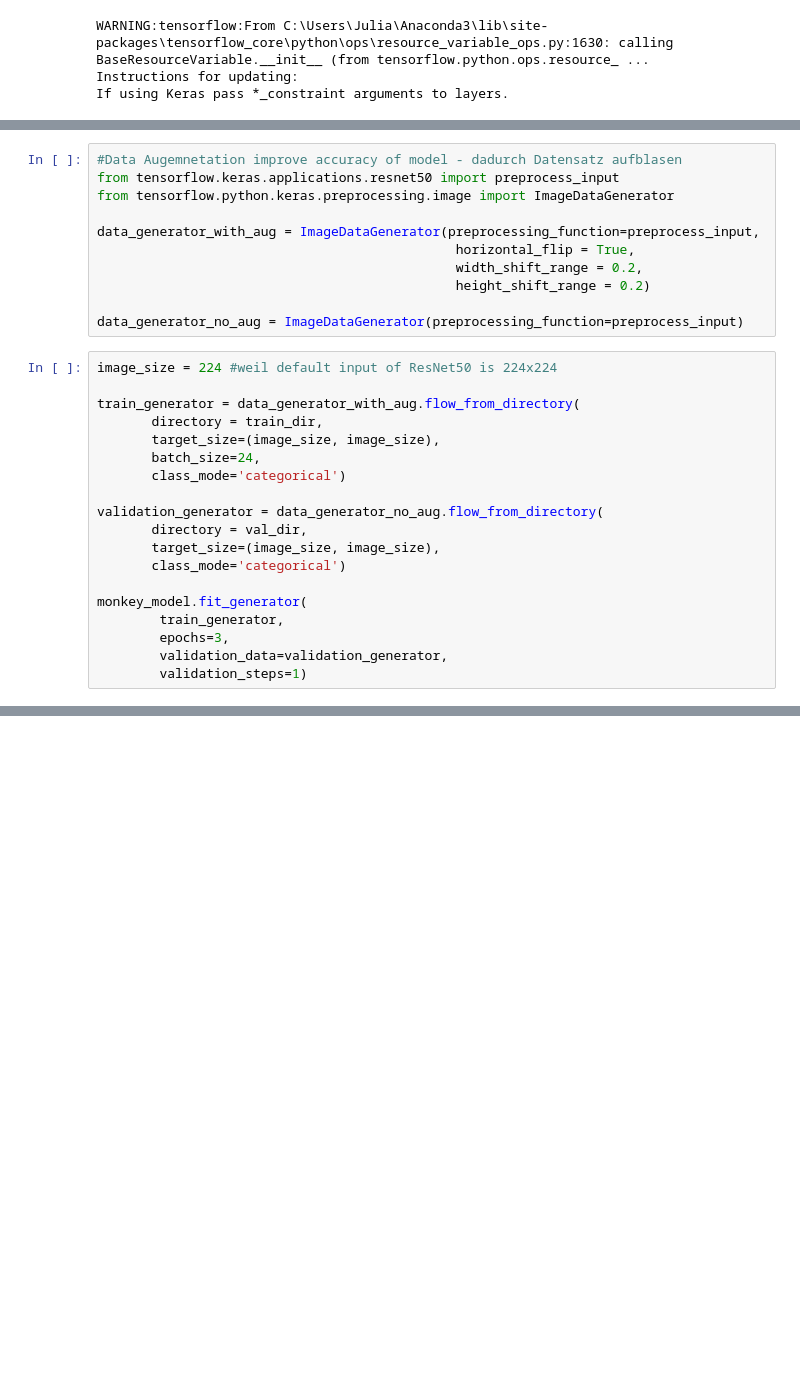
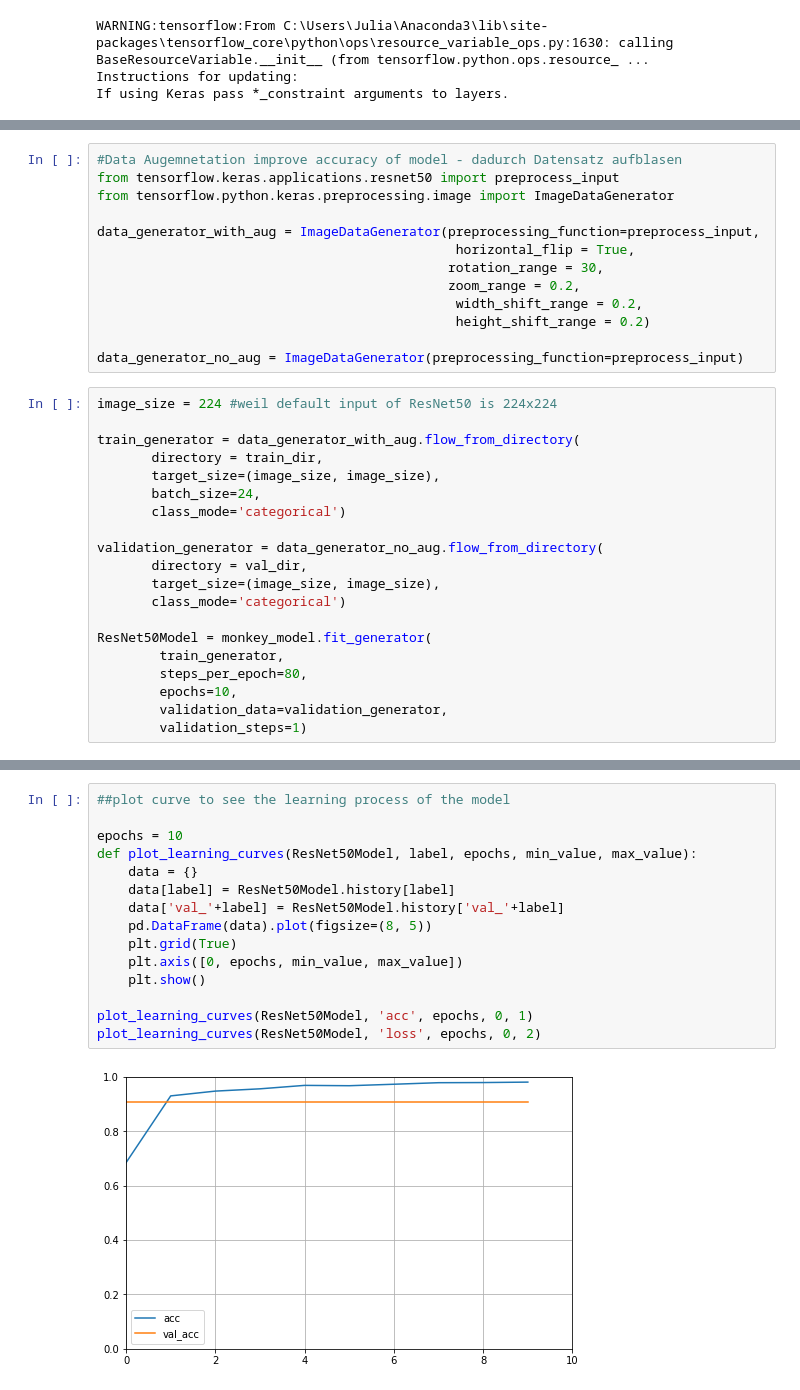
Before and after one commit to JuliaPutz/monkeyDetection, a Jupyter notebook: monkey detection ResNet50.ipynb, the cells around one changed output, grey strips where cells are left out. Saved outputs shown, nothing was run; the diff lists cells and outputs as text; blank space fills up the shorter version.

Commit message:
train model and predict monkeys

```diff
--- a/monkey detection ResNet50.ipynb
+++ b/monkey detection ResNet50.ipynb
@@ -70,6 +84,8 @@ from tensorflow.python.keras.preprocessing.image import ImageDataGenerator
 
 data_generator_with_aug = ImageDataGenerator(preprocessing_function=preprocess_input,
                                               horizontal_flip = True,
+                                             rotation_range = 30,
+                                             zoom_range = 0.2,
                                               width_shift_range = 0.2,
                                               height_shift_range = 0.2)
 
@@ -88,9 +104,10 @@ validation_generator = data_generator_no_aug.flow_from_directory(
        target_size=(image_size, image_size),
        class_mode='categorical')
 
-monkey_model.fit_generator(
+ResNet50Model = monkey_model.fit_generator(
         train_generator,
-        epochs=3,
+        steps_per_epoch=80,
+        epochs=10,
         validation_data=validation_generator,
         validation_steps=1)
 # %% [output]
@@ -105,0 +131,17 @@ Epoch 3/3
+# %%
+##plot curve to see the learning process of the model
+
+epochs = 10
+def plot_learning_curves(ResNet50Model, label, epochs, min_value, max_value):
+    data = {}
+    data[label] = ResNet50Model.history[label]
+    data['val_'+label] = ResNet50Model.history['val_'+label]
+    pd.DataFrame(data).plot(figsize=(8, 5))
+    plt.grid(True)
+    plt.axis([0, epochs, min_value, max_value])
+    plt.show()
+
+plot_learning_curves(ResNet50Model, 'acc', epochs, 0, 1)
+plot_learning_curves(ResNet50Model, 'loss', epochs, 0, 2)
+# %% [output]
+[figure, added]
```
Also changed, not shown: parts of 13 cells of this notebook.
